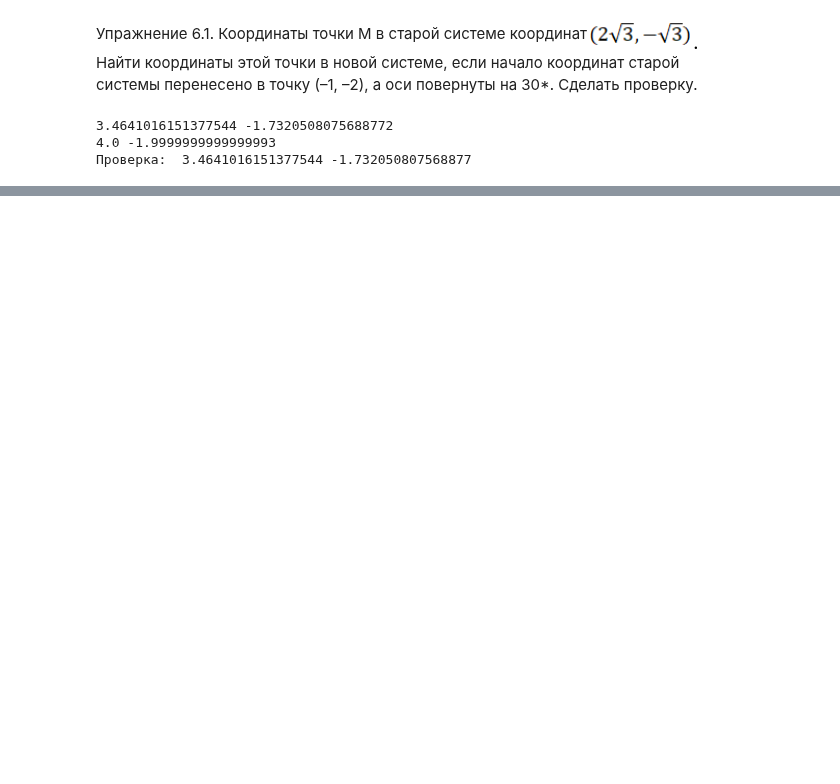
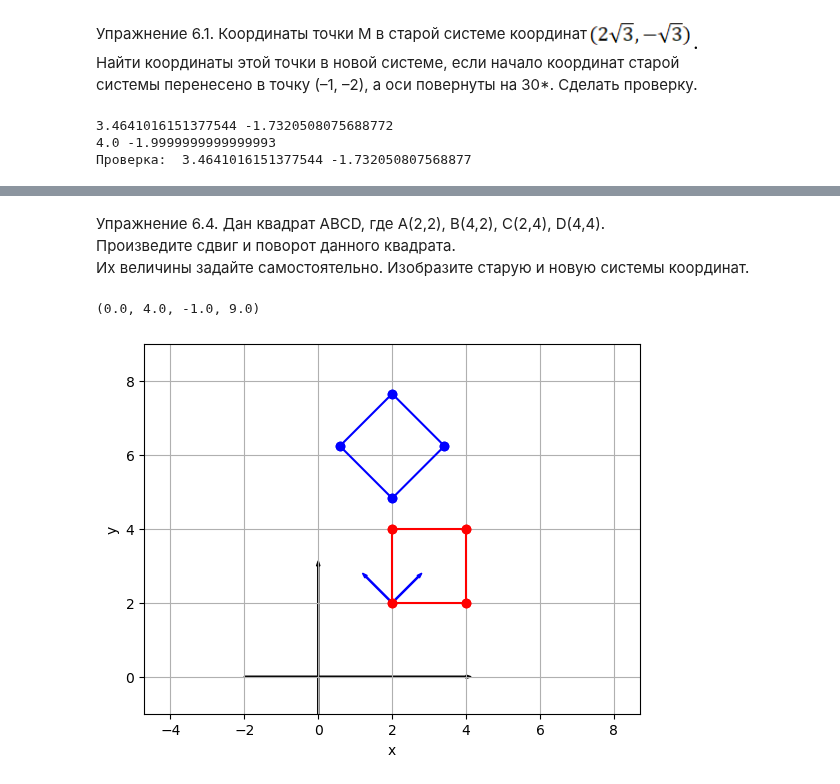
Before and after one commit to Jrvvv/Math_With_Py, a Jupyter notebook: linear_alg/PL6.ipynb, the cells around one changed output, grey strips where cells are left out. Saved outputs shown, nothing was run; the diff lists cells and outputs as text; code cells hidden in the pictures; blank space fills up the shorter version.

```diff
--- a/linear_alg/PL6.ipynb
+++ b/linear_alg/PL6.ipynb
@@ -213,0 +233,73 @@ plt.show()
+# %% [markdown]
+Упражнение 6.4. Дан квадрат ABCD, где А(2,2), В(4,2), С(2,4), D(4,4). <br>Произведите сдвиг и поворот данного квадрата. <br>Их величины задайте самостоятельно. Изобразите старую и новую системы координат.
+# %%
+# задаем точки
+A_x1y1 = np.matrix([[2], [2]])
+B_x1y1 = np.matrix([[4], [2]])
+C_x1y1 = np.matrix([[2], [4]])
+D_x1y1 = np.matrix([[4], [4]])
+
+# задаем параметры смещения
+alpha = np.pi / 4 # положительное направление (против часовой)
+a = 2
+b = 2
+
+B = np.matrix([[a], [b]])
+
+# Матрица поворота
+A = np.matrix([[np.cos(alpha), -np.sin(alpha)],
+              [np.sin(alpha), np.cos(alpha)]])
+
+A_xy = A * A_x1y1 + B
+B_xy = A * B_x1y1 + B
+C_xy = A * C_x1y1 + B
+D_xy = A * D_x1y1 + B
+
+plt.plot([A_xy.item(0, 0), B_xy.item(0, 0)],
+         [A_xy.item(1, 0), B_xy.item(1, 0)], 'bo-')
+
+plt.plot([C_xy.item(0, 0), A_xy.item(0, 0)],
+         [C_xy.item(1, 0), A_xy.item(1, 0)], 'bo-')
+
+plt.plot([D_xy.item(0, 0), B_xy.item(0, 0)],
+         [D_xy.item(1, 0), B_xy.item(1, 0)], 'bo-')
+
+plt.plot([C_xy.item(0, 0), D_xy.item(0, 0)],
+         [C_xy.item(1, 0), D_xy.item(1, 0)], 'bo-')
+
+
+plt.plot([A_x1y1.item(0, 0), B_x1y1.item(0, 0)],
+         [A_x1y1.item(1, 0), B_x1y1.item(1, 0)], 'ro-')
+
+plt.plot([C_x1y1.item(0, 0), A_x1y1.item(0, 0)],
+         [C_x1y1.item(1, 0), A_x1y1.item(1, 0)], 'ro-')
+
+plt.plot([D_x1y1.item(0, 0), B_x1y1.item(0, 0)],
+         [D_x1y1.item(1, 0), B_x1y1.item(1, 0)], 'ro-')
+
+plt.plot([C_x1y1.item(0, 0), D_x1y1.item(0, 0)],
+         [C_x1y1.item(1, 0), D_x1y1.item(1, 0)], 'ro-')
+
+# координатные оси
+plt.arrow(-2, 0, 6, 0, width=0.03, color='black')
+plt.arrow(0, -2, 0, 5, width=0.03, color='black')
+
+# координаты нового базиса
+x3 = np.cos(-alpha); y3 = -np.sin(-alpha)
+x4 = np.sin(-alpha); y4 = np.cos(-alpha)
+
+# координаты нового базиса
+plt.arrow(a, b, x3, y3, width=0.03, color='blue')
+plt.arrow(a, b, x4, y4, width=0.03, color='blue')
+
+plt.xlabel('x')
+plt.ylabel('y')
+
+plt.grid()
+
+plt.axis('equal')
+
+plt.axis([0, 4, -1, 9])
+# %% [output]
+(0.0, 4.0, -1.0, 9.0)
+[figure, added]
```
Also changed, not shown: parts of 8 cells of this notebook.
